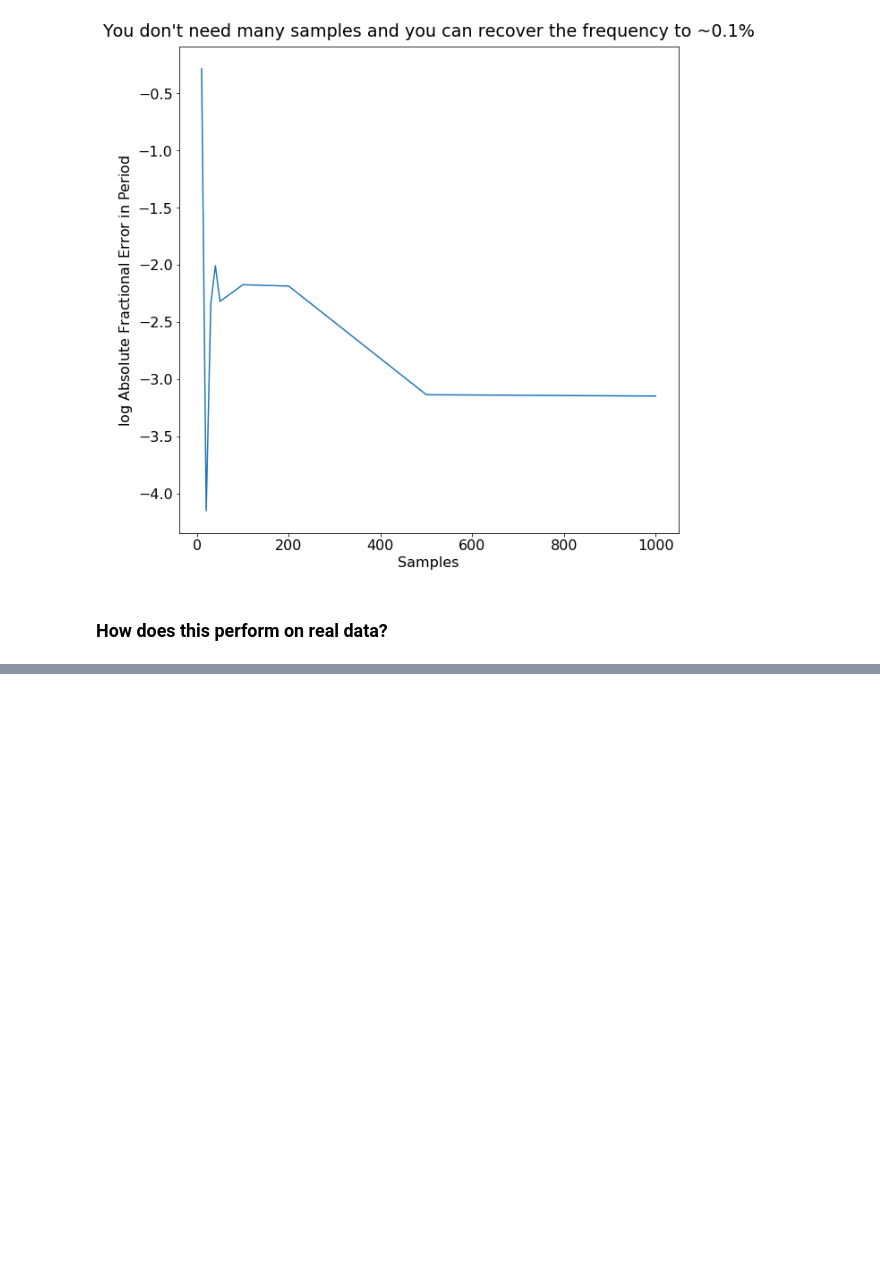
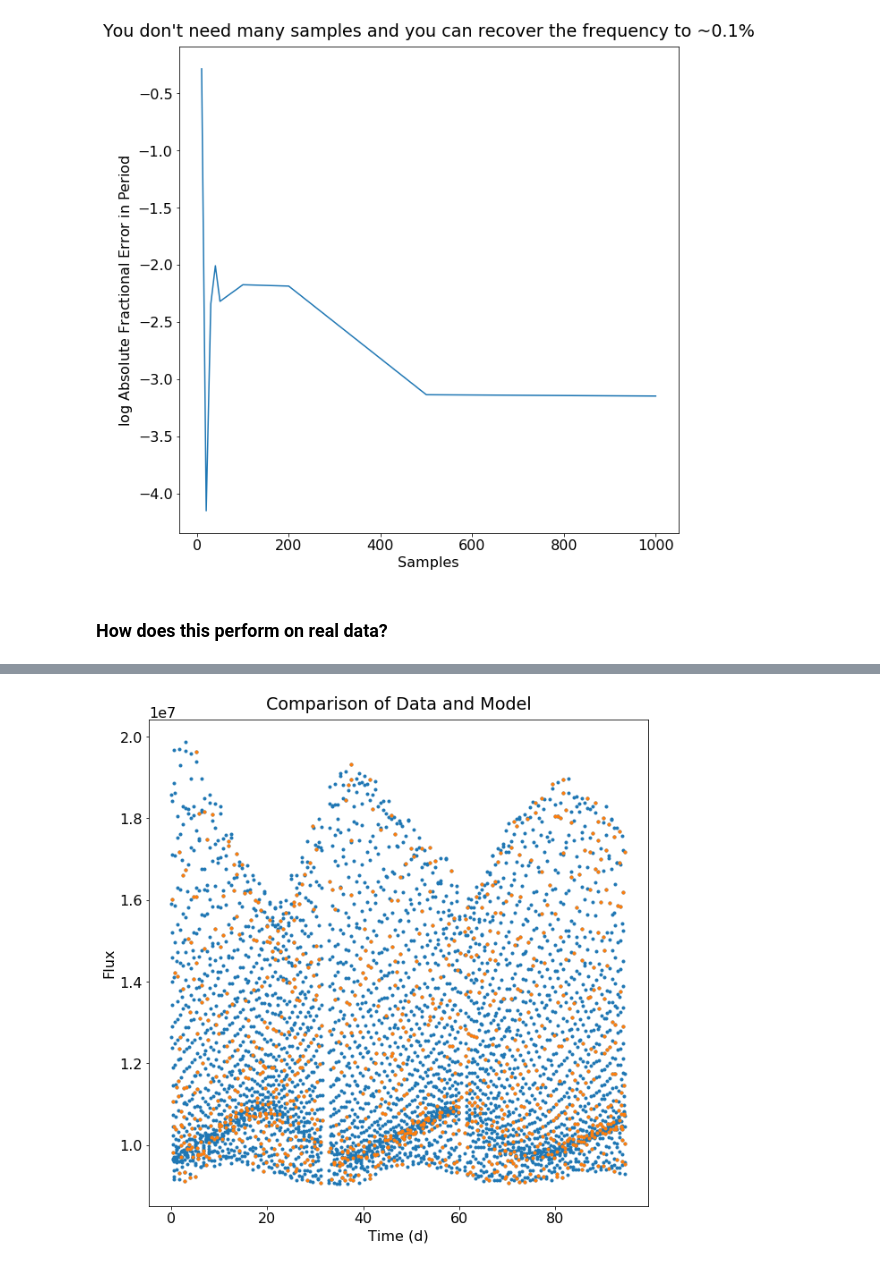
Before and after one commit to benjaminpope/manhattan, a Jupyter notebook: notebooks/basis_pursuit.ipynb, the cells around one changed output, grey strips where cells are left out. Drawn from its saved outputs; the diff is of its cells as text; code cells hidden in the pictures; blank space fills up the shorter version.

```diff
--- a/notebooks/basis_pursuit.ipynb
+++ b/notebooks/basis_pursuit.ipynb
@@ -186,8 +216,10 @@ plt.plot(results['freqs']/2./np.pi,power)
 # %%
 plt.title("Comparison of Data and Model",y=1.01)
 plt.plot(time,flux,'.')
-plt.plot(time,results['model'],'.')
+plt.plot(time[args_1000],results_1000['model'],'.')
 plt.xlabel("Time (d)")
 plt.ylabel("Flux");
+# %% [output]
+[figure, added]
 # %%
 plt.plot(results['diracs'])
```
Also changed, not shown: parts of 10 cells of this notebook.
